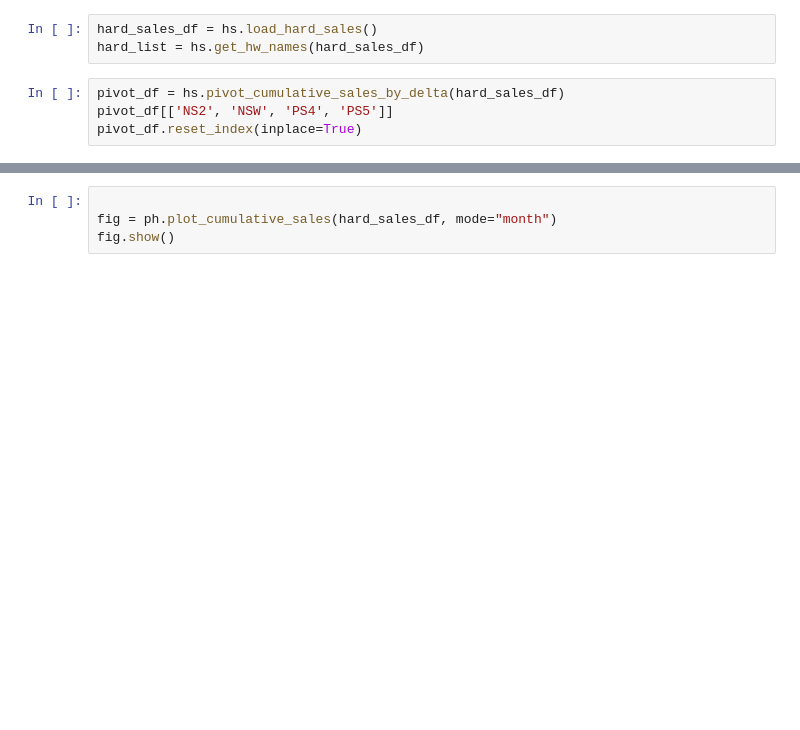
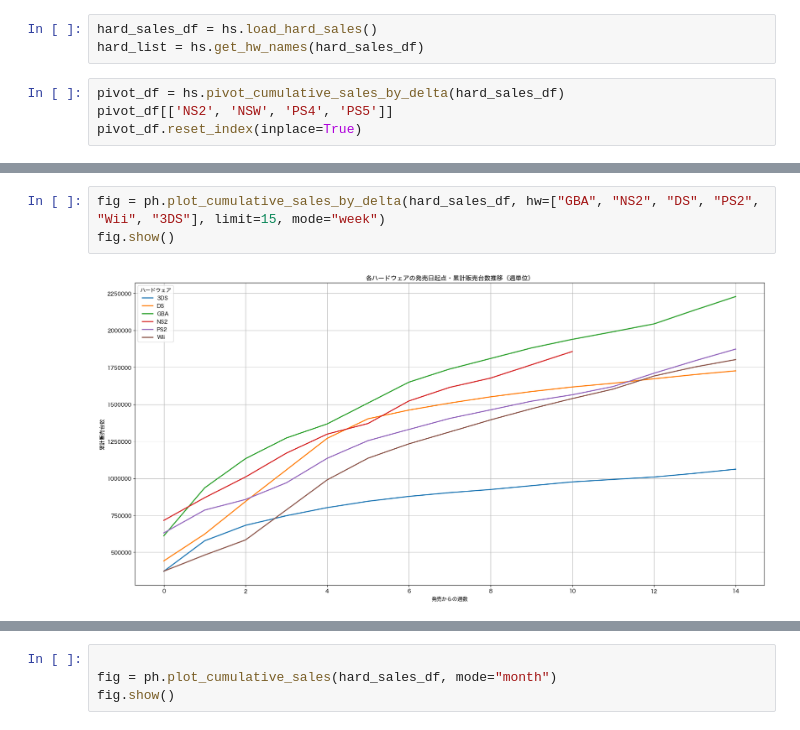
Before and after one commit to hidenden/gamedata, a Jupyter notebook: notebook/play/cumulative_graph.ipynb, the cells around one changed output, grey strips where cells are left out. Saved outputs shown, nothing was run; the diff lists cells and outputs as text; blank space fills up the shorter version.

```diff
--- a/notebook/play/cumulative_graph.ipynb
+++ b/notebook/play/cumulative_graph.ipynb
@@ -25,3 +25,8 @@ fig.show()
+# %%
+fig = ph.plot_cumulative_sales_by_delta(hard_sales_df, hw=["GBA", "NS2", "DS", "PS2", "Wii", "3DS"], limit=15, mode="week")
+fig.show()
+# %% [output]
+[figure, added]
 # %%
 reached_df = hs.extract_week_reached_units(hard_sales_df, 1800000)
 reached_df.sort_values(by="delta_week", inplace=True)
```
Also changed, not shown: parts of 3 cells of this notebook, 3 other files.
